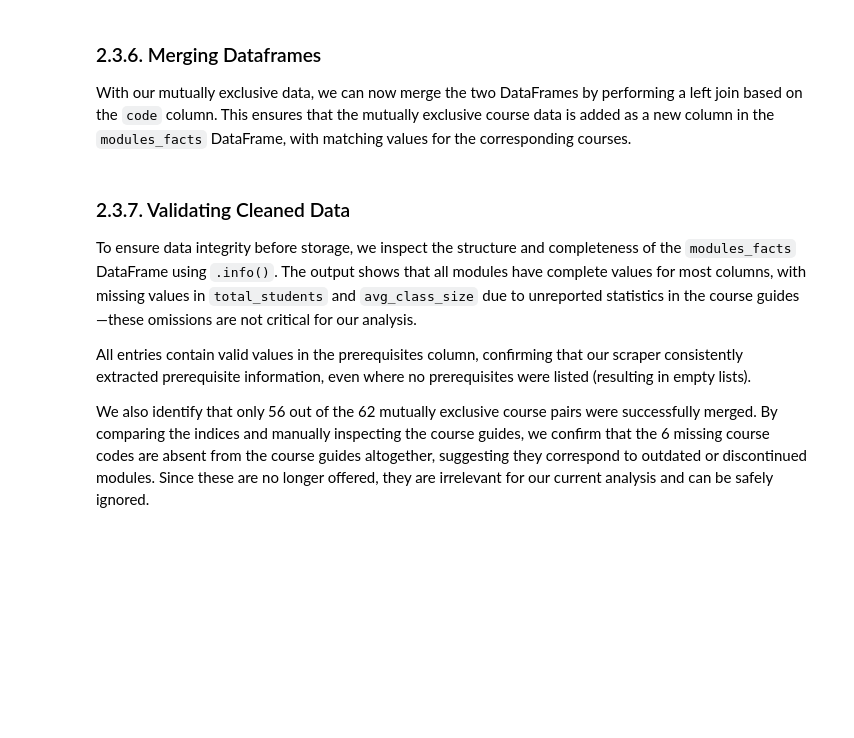
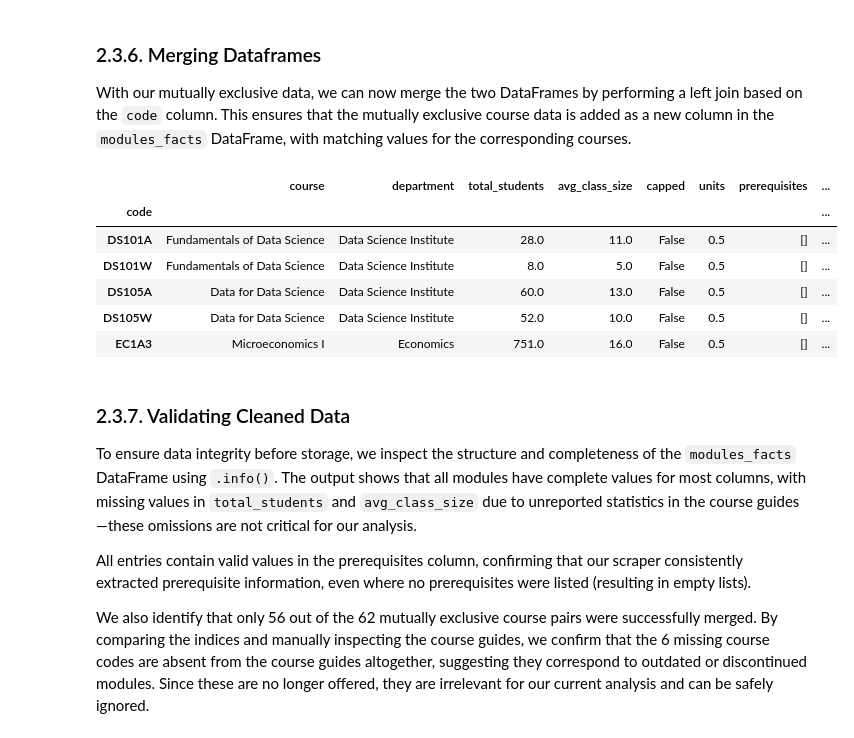
Before and after one commit to MaSe1010/project2, a Jupyter notebook: final_report.ipynb, the cells around one changed output. Drawn from its saved outputs; the diff is of its cells as text; code cells hidden in the pictures; blank space fills up the shorter version.

```diff
--- a/final_report.ipynb
+++ b/final_report.ipynb
@@ -633,7 +664,7 @@ def extract_course_data(url):
         elif text.startswith('Capped'):
             data['capped'] = text.split(':')[1].strip()
         elif text.startswith("Value:"):
-            data['units_x'] = text.split('Value:')[1].strip()
+            data['units'] = text.split('Value:')[1].strip()
 
     # Extracting Information from Prerequisits Section
     prereq_div = soup.find('div', id='preRequisites-Content')
@@ -693,9 +745,17 @@ With our mutually exclusive data, we can now merge the two DataFrames by perform
 # %%
 # Add mutually exclusive course data as a new column
 modules_facts = modules_facts.join(mutually_exclusive, how='left')
 
 # Display updated DataFrame
-modules_facts[modules_facts['mutually_exclusive_courses'].notna()].head()
+modules_facts[modules_facts['mutually_exclusive'].notna()].head()
+# %% [output]
+|  | course | department | total_students | avg_class_size | capped | units | prerequisites | ... |
+| code |  |  |  |  |  |  |  | ... |
+| DS101A | Fundamentals of Data Science | Data Science Institute | 28.0 | 11.0 | False | 0.5 | [] | ... |
+| DS101W | Fundamentals of Data Science | Data Science Institute | 8.0 | 5.0 | False | 0.5 | [] | ... |
+| DS105A | Data for Data Science | Data Science Institute | 60.0 | 13.0 | False | 0.5 | [] | ... |
+| DS105W | Data for Data Science | Data Science Institute | 52.0 | 10.0 | False | 0.5 | [] | ... |
+| EC1A3 | Microeconomics I | Economics | 751.0 | 16.0 | False | 0.5 | [] | ... |
 # %% [markdown]
 ### 2.3.7. Validating Cleaned Data
 
```
Also changed, not shown: parts of 58 cells of this notebook, 2 other files.
